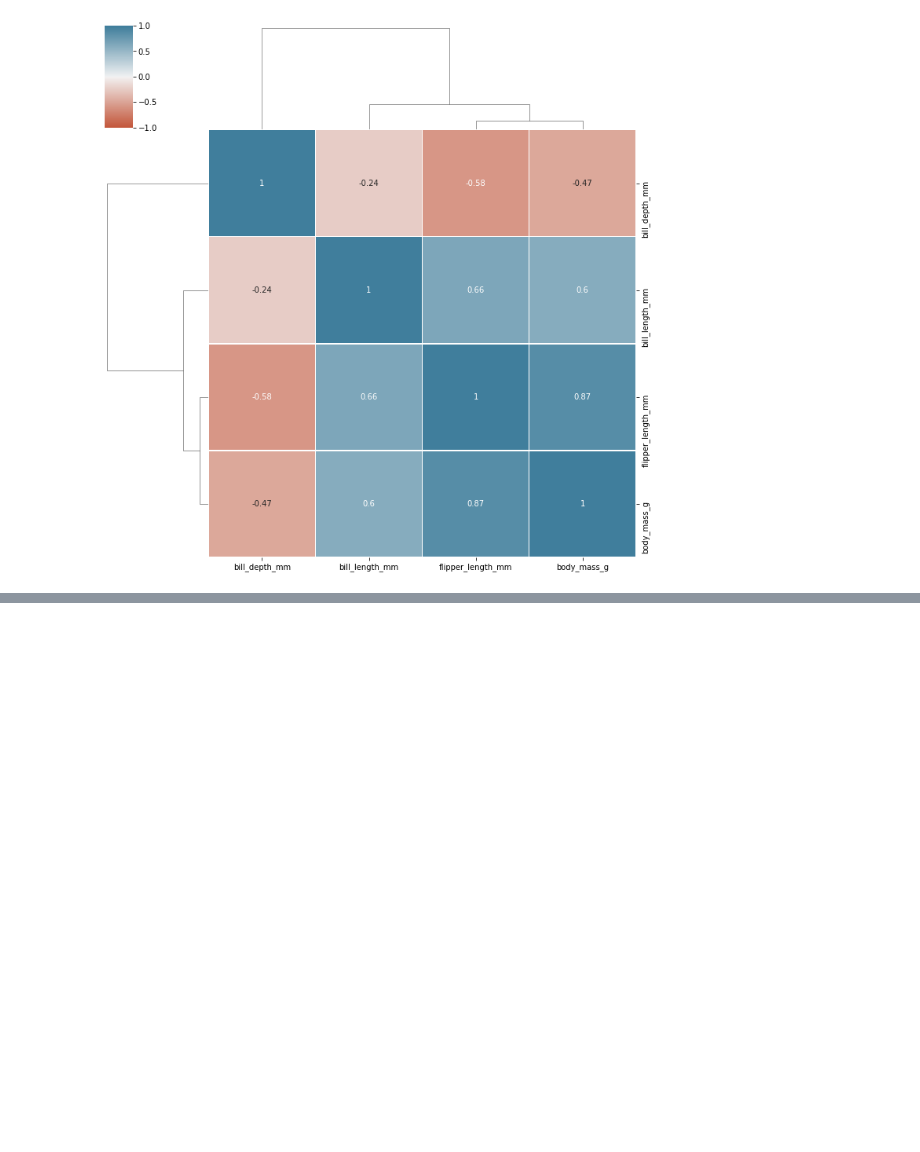
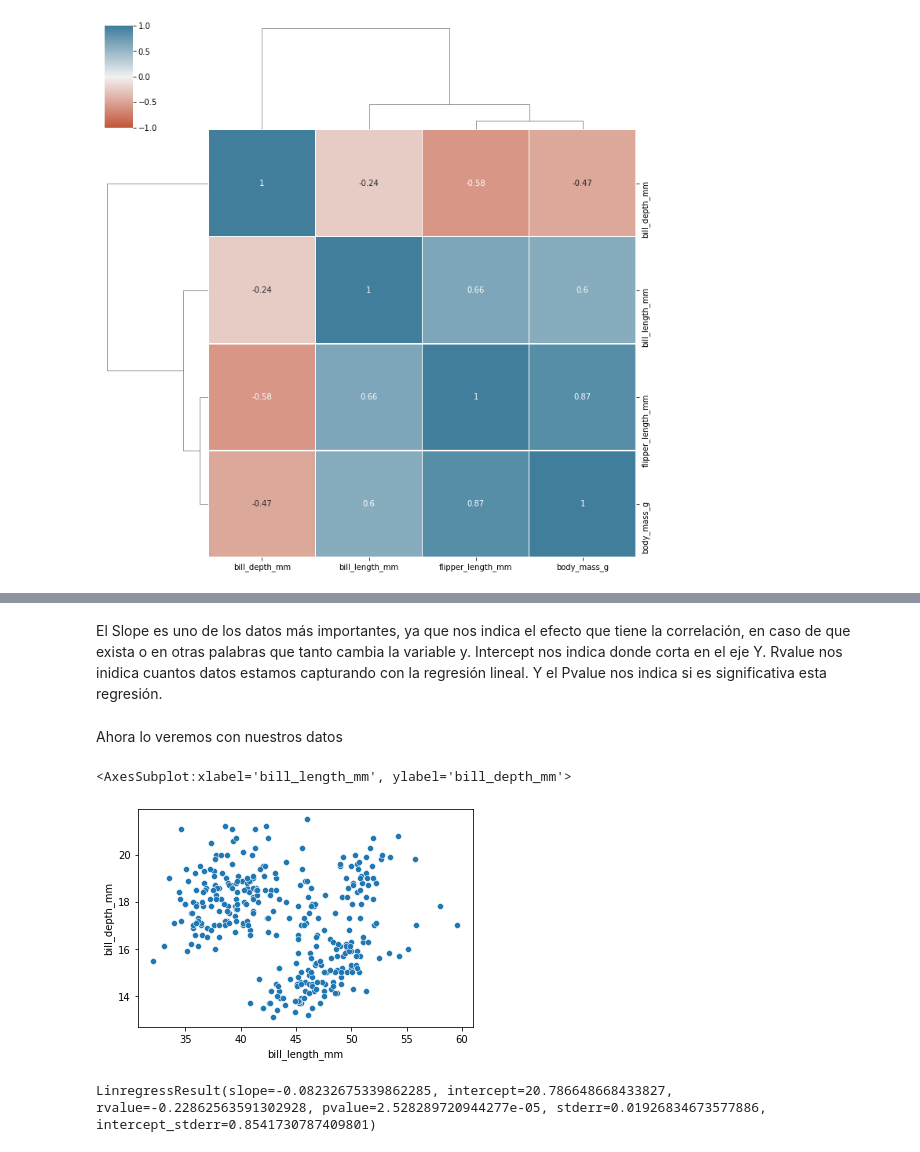
Before and after one commit to mariosanchez5/An-lisis-Exploratorios---Varios, a Jupyter notebook: Análisis Exploratorio - Pinguinos(sns).ipynb, the cells around one changed output, grey strips where cells are left out. Drawn from its saved outputs; the diff is of its cells as text; code cells hidden in the pictures; blank space fills up the shorter version.

```diff
--- a/Análisis Exploratorio - Pinguinos(sns).ipynb
+++ b/Análisis Exploratorio - Pinguinos(sns).ipynb
@@ -443,0 +463,16 @@ sns.clustermap(data=df.corr(),
+# %% [markdown]
+El Slope es uno de los datos más importantes, ya que nos indica el efecto que tiene la correlación, en caso de que exista o en otras palabras que tanto cambia la variable y. Intercept nos indica donde corta en el eje Y. Rvalue nos inidica cuantos datos estamos capturando con la regresión lineal. Y el Pvalue nos indica si es significativa esta regresión.
+# %% [markdown]
+Ahora lo veremos con nuestros datos
+# %%
+sns.scatterplot(data=df_limpio,
+                x='bill_length_mm',
+                y='bill_depth_mm')
+# %% [output]
+<AxesSubplot:xlabel='bill_length_mm', ylabel='bill_depth_mm'>
+[figure, added]
+# %%
+res_penguins =scipy.stats.linregress(x=df_limpio.bill_length_mm, y=df_limpio.bill_depth_mm)
+print(res_penguins)
+# %% [output]
+LinregressResult(slope=-0.08232675339862285, intercept=20.786648668433827, rvalue=-0.22862563591302928, pvalue=2.528289720944277e-05, stderr=0.01926834673577886, intercept_stderr=0.8541730787409801)
```
Also changed, not shown: parts of 16 cells of this notebook.
